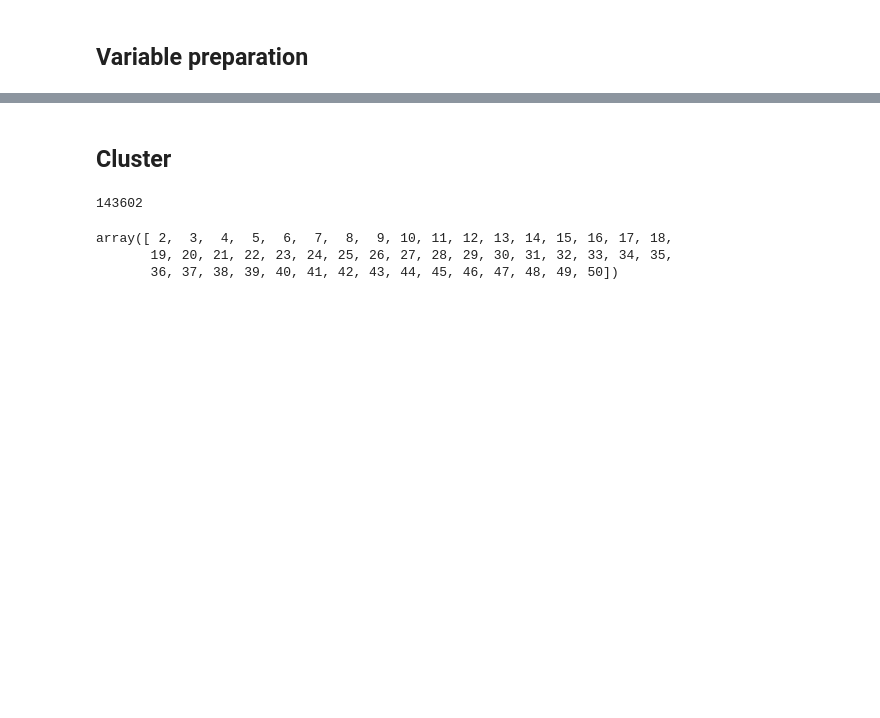
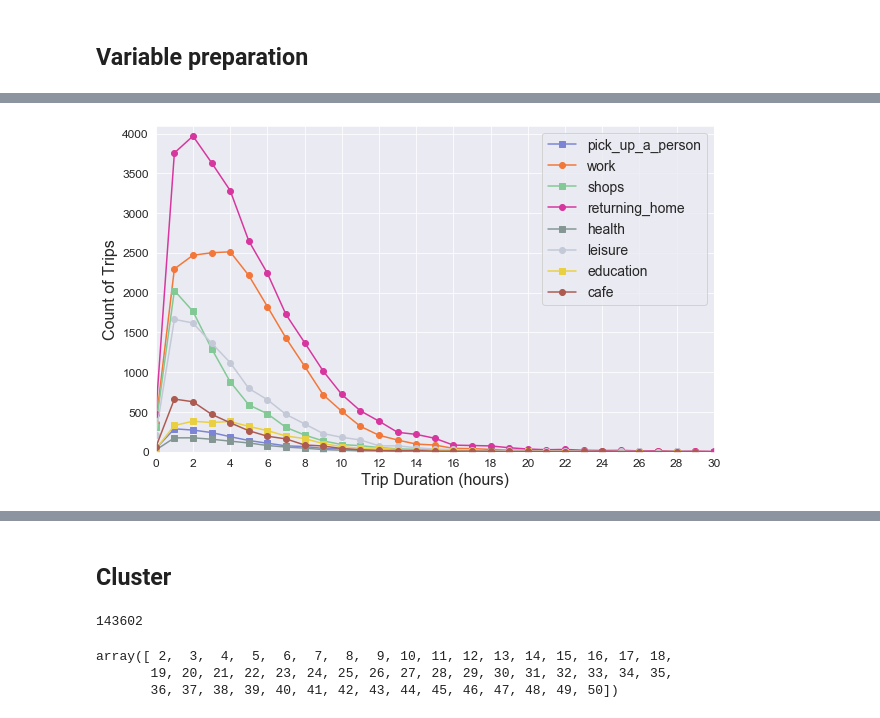
Before and after one commit to Thomasjkeel/msc_dissertation, a Jupyter notebook: analysis/modelling.ipynb, the cells around one changed output, grey strips where cells are left out. Cells and saved outputs as stored; diff of their text form; code cells hidden in the pictures; blank space fills up the shorter version.

```diff
--- a/analysis/modelling.ipynb
+++ b/analysis/modelling.ipynb
@@ -101,0 +102,18 @@ gdf['end_can'] = gdf['end_can'].apply(shapely.wkt.loads)
+# %%
+%%time
+## 25 mins
+def intersect_landuse(row):
+    try:
+        the_cat = mtl_land_use.iloc[np.where(mtl_land_use.intersects(shapely.geometry.Point(row.start_can)))[0]].categorie
+        return the_cat.values[0]
+    except:
+        return "0"
+
+def intersect_landuse_end(row):
+    try:
+        the_cat = mtl_land_use.iloc[np.where(mtl_land_use.intersects(shapely.geometry.Point(row.end_can)))[0]].categorie
+        return the_cat.values[0]
+    except:
+        return "0"
+gdf['land_use_start'] = gdf.apply(intersect_landuse, axis=1)
+gdf['land_use_end'] = gdf.apply(intersect_landuse_end, axis=1)
@@ -101,0 +190,22 @@ gdf['end_can'] = gdf['end_can'].apply(shapely.wkt.loads)
+# %%
+gdf['trip_durations'] = round(gdf.seconds / 360)
+# %%
+gdf_trip_durations_per_purpose = gdf.groupby(['purpose','trip_durations']).agg({'seconds':'count'}).reset_index()
+colorblind_pallette = ["#7b85d4","#f37738","#83c995","#d7369e","#c4c9d8","#859795","#e9d043","#ad5b50", "#ffa07a", "k"]
+fig, ax = plt.subplots(1, figsize=(10,6))
+counter = 0
+for pur, c in zip(gdf.purpose.unique(), colorblind_pallette):
+    if counter % 2 == 0:
+        gdf_trip_durations_per_purpose.loc[gdf_trip_durations_per_purpose.purpose == pur].set_index('trip_durations').seconds.plot(marker='s', color=c, ax=ax)
+    else:
+        gdf_trip_durations_per_purpose.loc[gdf_trip_durations_per_purpose.purpose == pur].set_index('trip_durations').seconds.plot(marker='o', color=c, ax=ax)
+    plt.legend([pur for pur in gdf.purpose.unique()], fontsize=14)
+    plt.ylim(0,4100)
+    plt.xticks(np.arange(0,31,2), size=12)
+    plt.yticks(size=12)
+    plt.xlabel("Trip Duration (hours)", size=16)
+    plt.ylabel("Count of Trips", size=16)
+    counter += 1
+# plt.savefig("figures/average_trip_duration_per_purpose.png", bbox_inches='tight')
+# %% [output]
+[figure, added]
```
Also changed, not shown: parts of 22 cells of this notebook.
